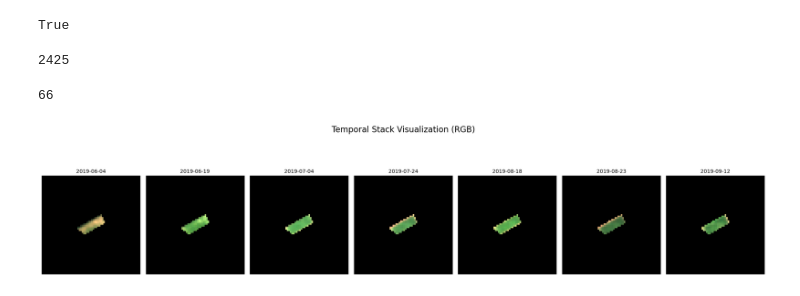
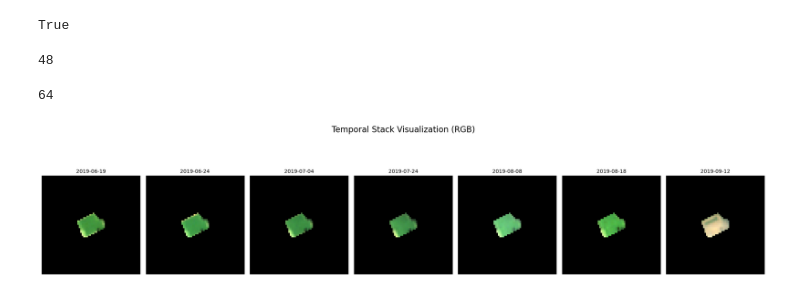
Before and after one commit to bhumikasadbhave/Master-Thesis-SITS, a Jupyter notebook: Data-Preprocessing/Temporal_test.ipynb, the cells around one changed output. Saved outputs shown, nothing was run; the diff lists cells and outputs as text; code cells hidden in the pictures.

```diff
--- a/Data-Preprocessing/Temporal_test.ipynb
+++ b/Data-Preprocessing/Temporal_test.ipynb
@@ -286,12 +196,12 @@ success
 # %% [output]
 True
 # %%
-temporal_images_train = load_field_images_temporal(config.base_directory_temporal_train)
+temporal_images_train = load_field_images_temporal(config.base_directory_temporal_test1)
 len(temporal_images_train)
 # %% [output]
-2425
+48
 # %%
-folder_path = config.base_directory_temporal_test
+folder_path = config.base_directory_temporal_test1
 unique_ids = []
 count = 0
 
@@ -302,8 +212,8 @@ for folder_name in os.listdir(folder_path):
 
 count
 # %% [output]
-66
+64
 # %%
-visualize_temporal_stack_rgb(temporal_images_train[2403])
+visualize_temporal_stack_rgb(temporal_images_train[1410])
 # %% [output]
-[figure, old version]
+[figure, new version]
```
Also changed, not shown: parts of 38 cells of this notebook, 3 other files.
